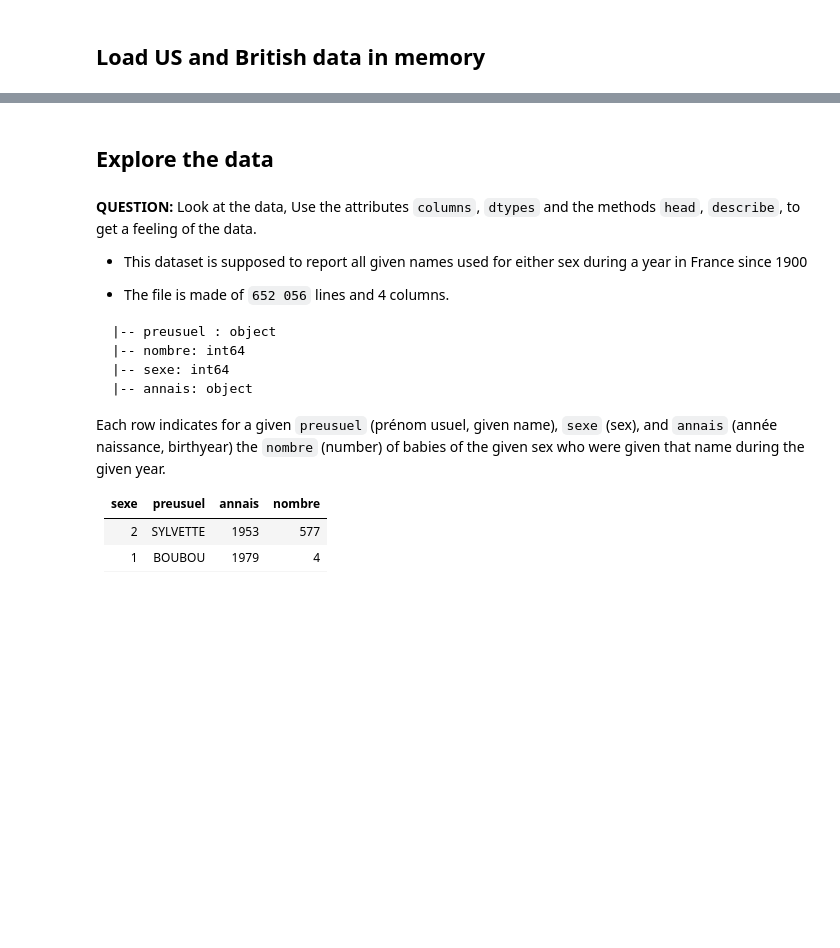
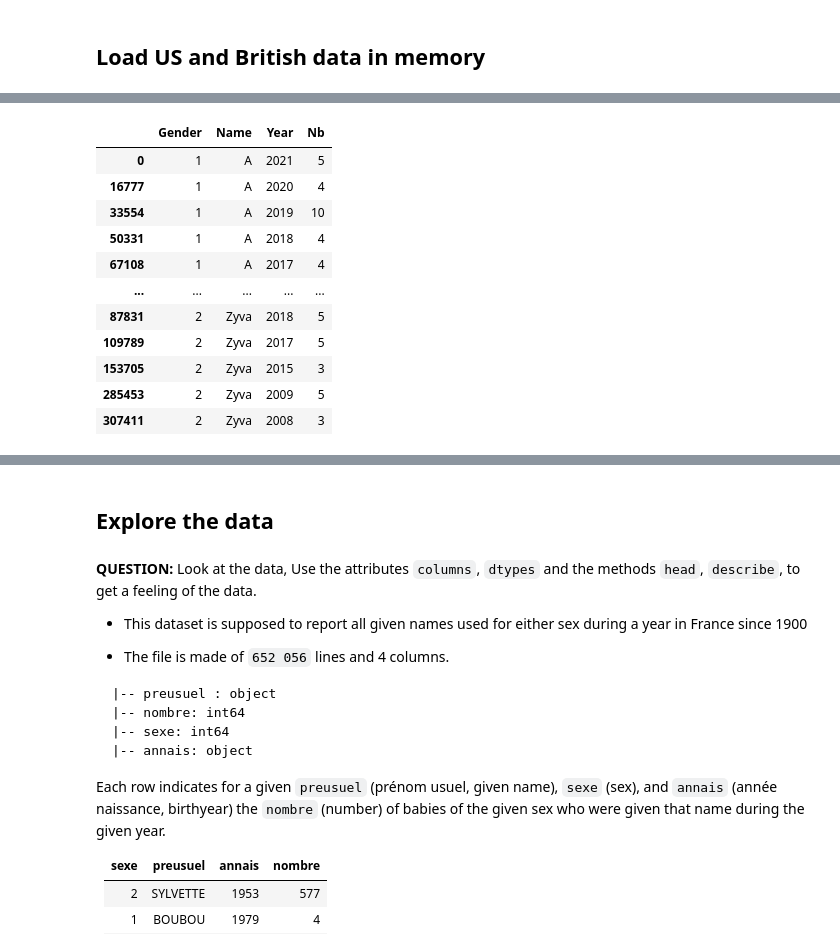
Before and after one commit to brnatvi/S8_DM_BigData, a Jupyter notebook: homework01.ipynb, the cells around one changed output, grey strips where cells are left out. Cells and saved outputs as stored; diff of their text form; code cells hidden in the pictures; blank space fills up the shorter version.

```diff
--- a/homework01.ipynb
+++ b/homework01.ipynb
@@ -239,0 +248,70 @@ df_fr.sample()
+# %%
+# load British data in memory (1996 - 2021)
+
+# will be used later for calculate NaN's count
+statistics = dict(
+    countNullFr = 0,
+    linesNullFr = 0,
+    countNullBr = 0,
+    linesNullBr = 0,
+    countNullUSA = 0,
+    linesNullUSA = 0
+)
+
+# create dataframe for boys
+df_boys = pd.read_excel(io = params['bpath'], engine='openpyxl', sheet_name='1', header = 7)
+
+# take only "Name" and "Count <year>" columns and cut the word "Count"
+columns =  df_boys.columns.str.contains('Count|Name')
+indices = [i for i, col in enumerate(columns) if col]
+df_boys = df_boys.iloc[:, indices]
+df_boys.columns = [x.replace(' Count', '') for x in df_boys.columns]
+
+# collect all years in one column "Year"
+df_boys = df_boys.melt(id_vars='Name', var_name='Year', value_name='Nb')
+
+statistics['countNullBr'] += df_boys['Nb'].value_counts()['[x]']          #For Q:How many missing values (NA) have been introduced?
+
+# Replace Nb [x] -> NaN, drop lines with NaN and define type
+df_boys = (df_boys.replace('[x]', np.nan)
+                .dropna()
+                .sort_values(['Name','Year'], ascending=[True,False])
+                .astype({'Nb': np.int64})
+                  # .sort_values(by=['Year', 'Name'])
+          )
+
+# add "Gender" column with value = 1 for all rows
+df_boys.insert(0, 'Gender', 1)
+
+
+# create dataframe for girls
+df_girls = pd.read_excel(io = params['bpath'], engine='openpyxl', sheet_name='2', header = 7)
+
+# take only "Name" and "Count <year>" columns and cut the word "Count"
+columns =  df_girls.columns.str.contains('Count|Name')
+indices = [i for i, col in enumerate(columns) if col]
+df_girls = df_girls.iloc[:, indices]
+df_girls.columns = [x.replace(' Count', '') for x in df_girls.columns]
+
+# collect all years in one column "Year"
+df_girls = df_girls.melt(id_vars='Name', var_name='Year', value_name='Nb')
+
+statistics['countNullBr'] += df_girls['Nb'].value_counts()['[x]']          #For Q:How many missing values (NA) have been introduced?
+
+# Replace Nb [x] -> NaN, drop lines with NaN and define type
+df_girls = (df_girls.replace('[x]', np.nan)
+                .dropna()
+                .sort_values(['Name','Year'], ascending=[True,False])
+                .astype({'Nb': np.int64})
+                  # .sort_values(by=['Year', 'Name'])
+          )
+
+# add "Gender" column with value = 2 for all rows
+df_girls.insert(0, 'Gender', 2)
+
+
+# concatenate them to one DataFrame
+df_br = pd.concat([df_boys, df_girls])
+
+df_br
+# %% [output]
@@ -239,0 +322,12 @@ df_fr.sample()
+|  | Gender | Name | Year | Nb |
+| 0 | 1 | A | 2021 | 5 |
+| 16777 | 1 | A | 2020 | 4 |
+| 33554 | 1 | A | 2019 | 10 |
+| 50331 | 1 | A | 2018 | 4 |
+| 67108 | 1 | A | 2017 | 4 |
+| ... | ... | ... | ... | ... |
+| 87831 | 2 | Zyva | 2018 | 5 |
+| 109789 | 2 | Zyva | 2017 | 5 |
+| 153705 | 2 | Zyva | 2015 | 3 |
+| 285453 | 2 | Zyva | 2009 | 5 |
+| 307411 | 2 | Zyva | 2008 | 3 |
```
Also changed, not shown: parts of 28 cells of this notebook.
